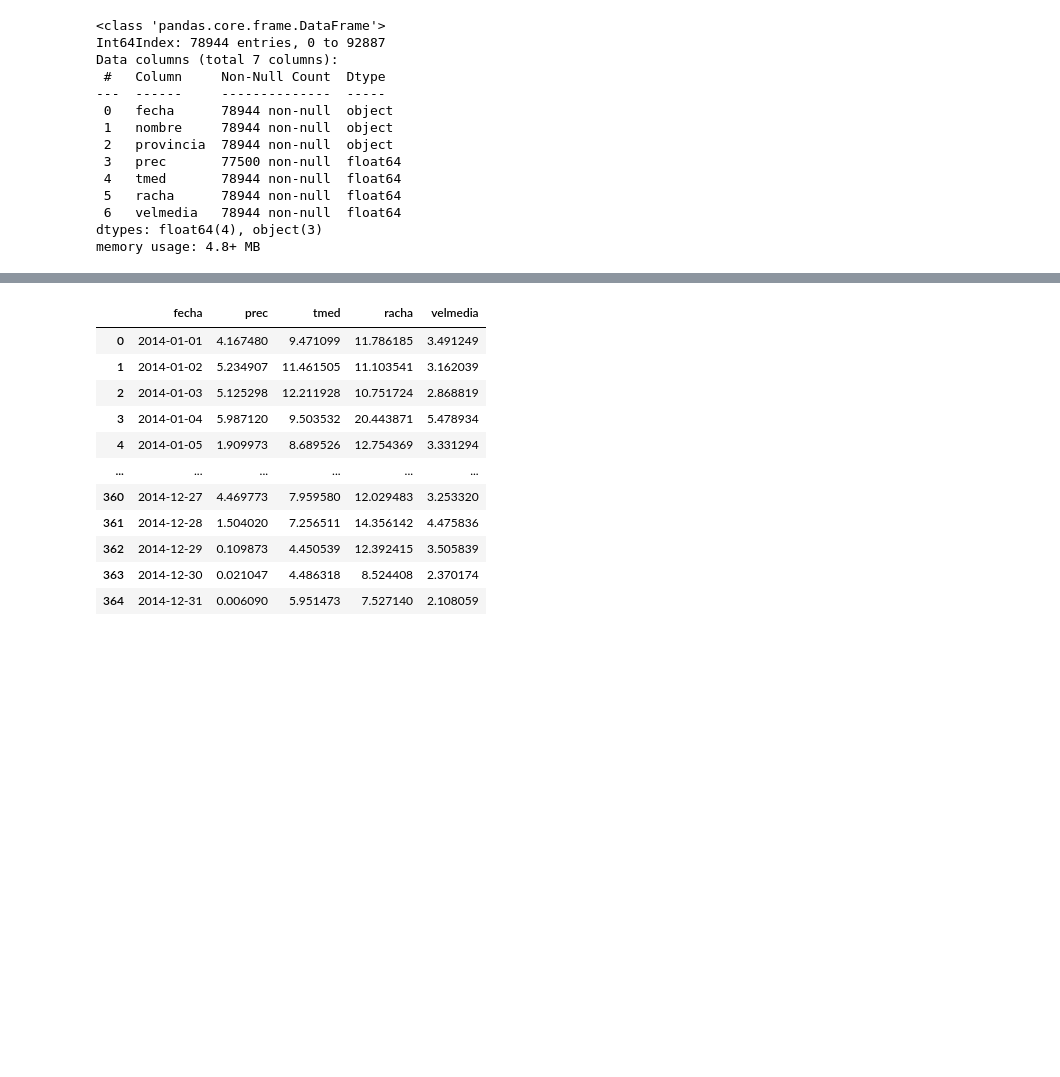
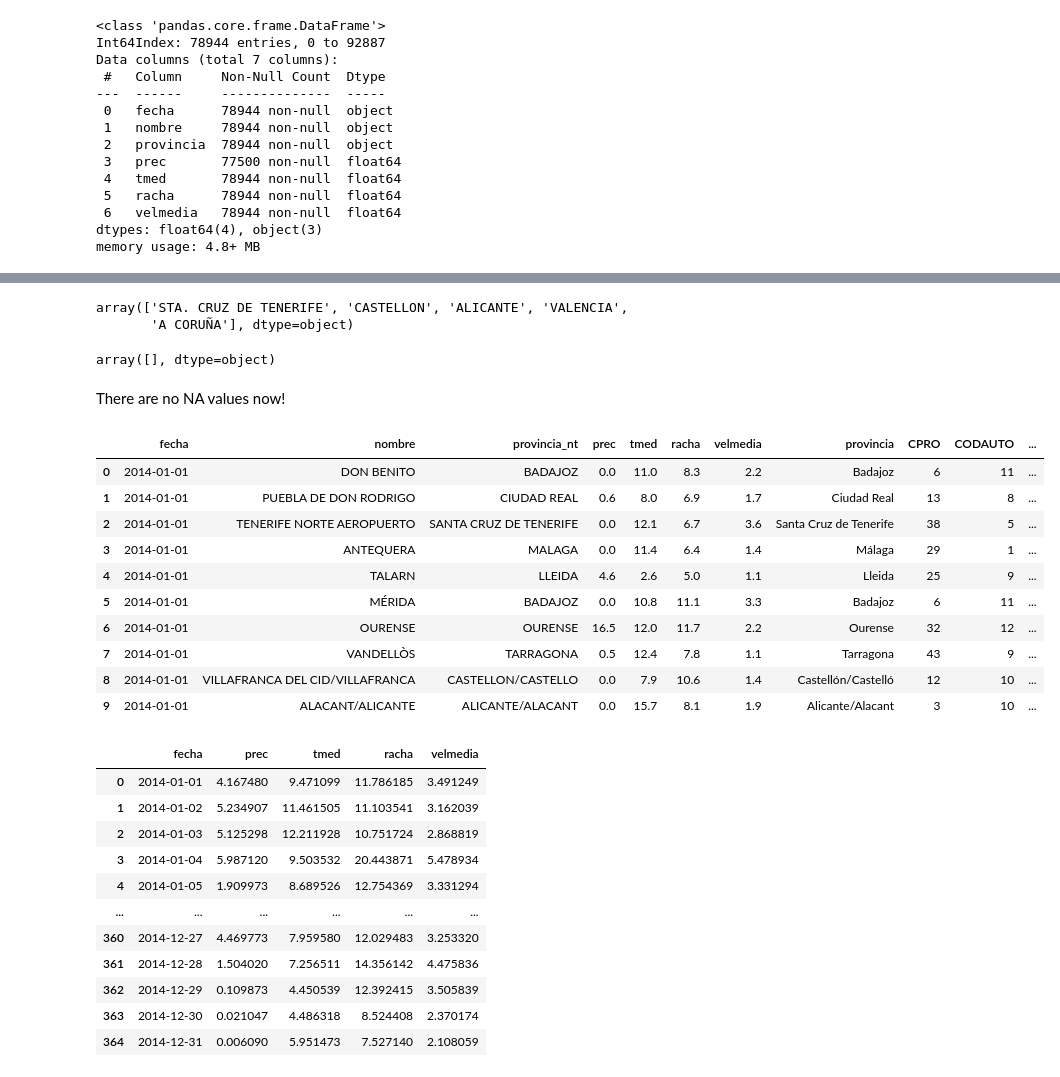
Before and after one commit to fjlafuente/TFM_EFAT, a Jupyter notebook: EFAT_Eolic_Notebook.ipynb, the cells around one changed output, grey strips where cells are left out. Saved outputs shown, nothing was run; the diff lists cells and outputs as text; code cells hidden in the pictures; blank space fills up the shorter version.

```diff
--- a/EFAT_Eolic_Notebook.ipynb
+++ b/EFAT_Eolic_Notebook.ipynb
@@ -189,0 +201,14 @@ memory usage: 4.8+ MB
+# %%
+#'Provincias' field has to be matched with CodProvincias file (Source: INE) in order to have a common category in all dataframes
+def cod_provincias():
+
+    #In order to transform codprovincias dataframe so it can be crossmatched with other files.
+
+    cod_provincias = pd.read_csv('./Data/Weather/CodProvincias.csv', encoding = 'latin-1', sep= ';')
+    cod_provincias.rename(columns = {'Provincia': 'provincia'},inplace= True)
+    cod_provincias['provincia_nt'] = cod_provincias['provincia'].apply(unidecode).str.upper()
+    cod_provincias['Comunidad_Autónoma_nt'] = cod_provincias['Comunidad Autónoma'].apply(unidecode).str.upper()
+
+    return cod_provincias
+# %%
+codprovincias = cod_provincias()
@@ -190,3 +219,41 @@ memory usage: 4.8+ MB
+# %%
+weather_2014_eolic_cpro_na = weather_2014_eolic_cpro[weather_2014_eolic_cpro['CPRO'].isna()]
+weather_2014_eolic_cpro_na['provincia_nt'].unique()
+# %% [output]
+array(['STA. CRUZ DE TENERIFE', 'CASTELLON', 'ALICANTE', 'VALENCIA',
+       'A CORUÑA'], dtype=object)
+# %%
+    #We need some replacements in 'provincias' in order to match it with the other files and to avoid NAs values. Then it should work. Let's repeat the same code:
+
+weather_2014_eolic_cpro = weather_2014_eolic
+weather_2014_eolic_cpro = weather_2014_eolic_cpro.rename(columns = {'provincia': 'provincia_nt'})
+weather_2014_eolic_cpro['provincia_nt'] = weather_2014_eolic_cpro['provincia_nt'].replace('VALENCIA','VALENCIA/VALENCIA')
+weather_2014_eolic_cpro['provincia_nt'] = weather_2014_eolic_cpro['provincia_nt'].replace('STA. CRUZ DE TENERIFE','SANTA CRUZ DE TENERIFE')
+weather_2014_eolic_cpro['provincia_nt'] = weather_2014_eolic_cpro['provincia_nt'].replace('A CORUÑA', 'A CORUNA')
+weather_2014_eolic_cpro['provincia_nt'] = weather_2014_eolic_cpro['provincia_nt'].replace('ALICANTE','ALICANTE/ALACANT')
+weather_2014_eolic_cpro['provincia_nt'] = weather_2014_eolic_cpro['provincia_nt'].replace('CASTELLON', 'CASTELLON/CASTELLO')
+weather_2014_eolic_cpro = pd.merge(weather_2014_eolic_cpro, codprovincias, how = 'left', on= 'provincia_nt')
+# %%
+weather_2014_eolic_cpro_na = weather_2014_eolic_cpro[weather_2014_eolic_cpro['CPRO'].isna()]
+weather_2014_eolic_cpro_na['provincia_nt'].unique()
+# %% [output]
+array([], dtype=object)
+# %% [markdown]
+There are no NA values now!
+# %%
+weather_2014_eolic_cpro.head(10)
+# %% [output]
+|  | fecha | nombre | provincia_nt | prec | tmed | racha | velmedia | provincia | CPRO | CODAUTO | ... |
+| 0 | 2014-01-01 | DON BENITO | BADAJOZ | 0.0 | 11.0 | 8.3 | 2.2 | Badajoz | 6 | 11 | ... |
+| 1 | 2014-01-01 | PUEBLA DE DON RODRIGO | CIUDAD REAL | 0.6 | 8.0 | 6.9 | 1.7 | Ciudad Real | 13 | 8 | ... |
+| 2 | 2014-01-01 | TENERIFE NORTE AEROPUERTO | SANTA CRUZ DE TENERIFE | 0.0 | 12.1 | 6.7 | 3.6 | Santa Cruz de Tenerife | 38 | 5 | ... |
+| 3 | 2014-01-01 | ANTEQUERA | MALAGA | 0.0 | 11.4 | 6.4 | 1.4 | Málaga | 29 | 1 | ... |
+| 4 | 2014-01-01 | TALARN | LLEIDA | 4.6 | 2.6 | 5.0 | 1.1 | Lleida | 25 | 9 | ... |
+| 5 | 2014-01-01 | MÉRIDA | BADAJOZ | 0.0 | 10.8 | 11.1 | 3.3 | Badajoz | 6 | 11 | ... |
+| 6 | 2014-01-01 | OURENSE | OURENSE | 16.5 | 12.0 | 11.7 | 2.2 | Ourense | 32 | 12 | ... |
+| 7 | 2014-01-01 | VANDELLÒS | TARRAGONA | 0.5 | 12.4 | 7.8 | 1.1 | Tarragona | 43 | 9 | ... |
+| 8 | 2014-01-01 | VILLAFRANCA DEL CID/VILLAFRANCA | CASTELLON/CASTELLO | 0.0 | 7.9 | 10.6 | 1.4 | Castellón/Castelló | 12 | 10 | ... |
+| 9 | 2014-01-01 | ALACANT/ALICANTE | ALICANTE/ALACANT | 0.0 | 15.7 | 8.1 | 1.9 | Alicante/Alacant | 3 | 10 | ... |
 # %%
 #We calculate now the mean for the main variables that we are going to use in our calculations for each day
 eolic_pivot_table = weather_2014_eolic.groupby(['fecha', 'provincia'], as_index=False)[['prec','tmed', 'racha', 'velmedia']].mean()
```
Also changed, not shown: parts of 4 cells of this notebook, 25 other files.
